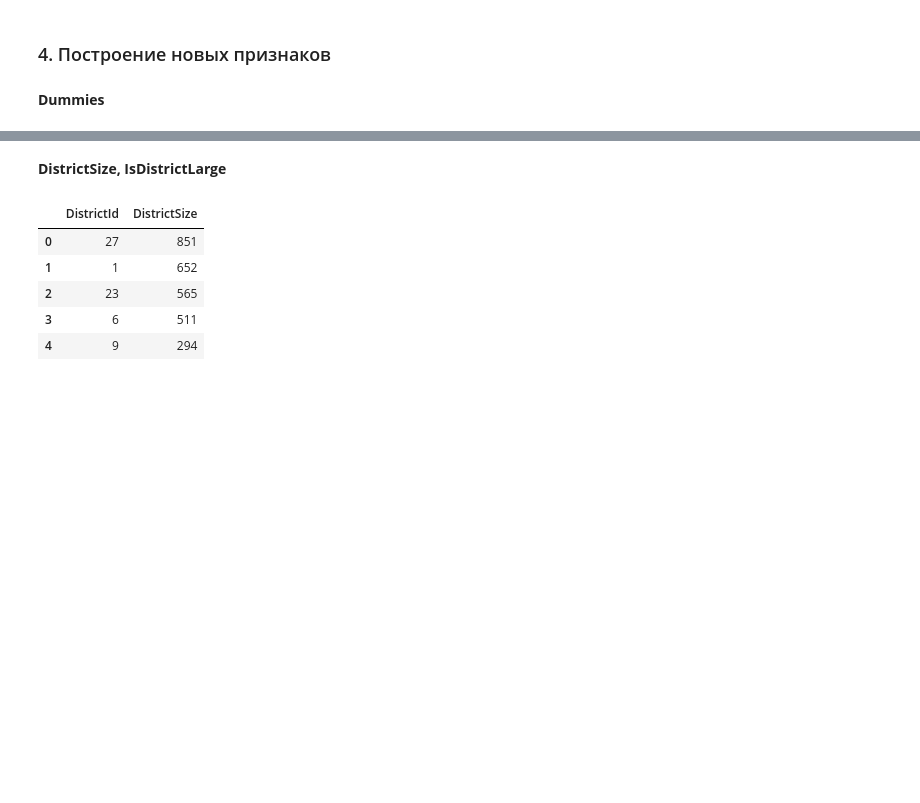
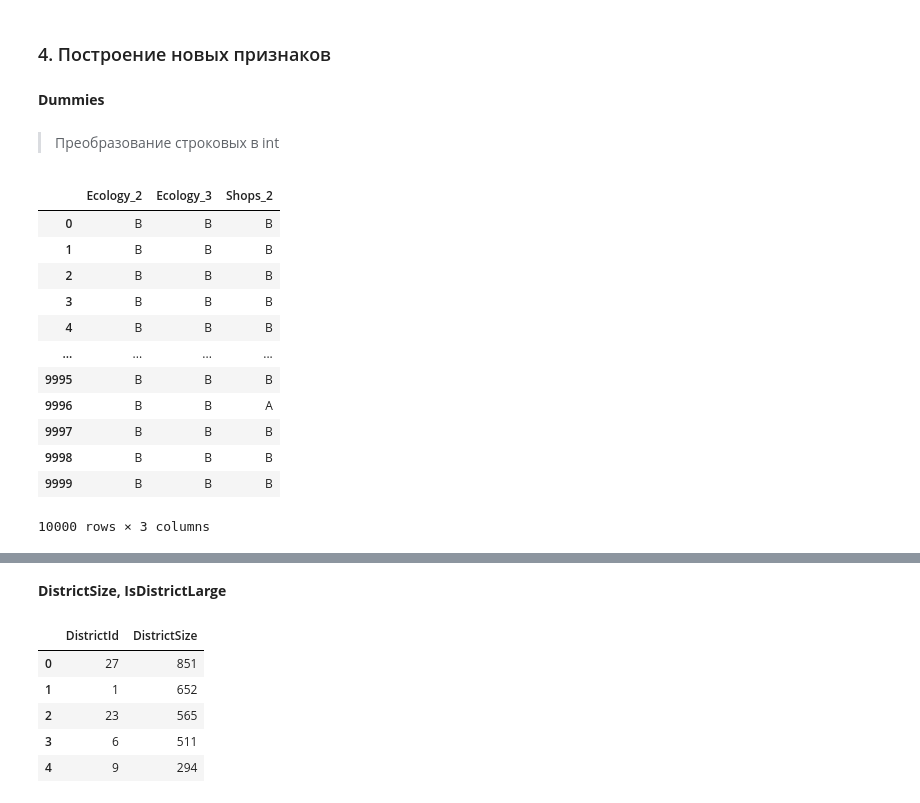
Before and after one commit to alex-chin/GB_LIBS_DS, a Jupyter notebook: course_project/REstate.ipynb, the cells around one changed output, grey strips where cells are left out. Drawn from its saved outputs; the diff is of its cells as text; code cells hidden in the pictures; blank space fills up the shorter version.

```diff
--- a/course_project/REstate.ipynb
+++ b/course_project/REstate.ipynb
@@ -608,6 +608,24 @@ class DataPreprocessing:
 ### 4. Построение новых признаков  <a class='anchor' id='feature'>
 # %% [markdown]
 **Dummies**
+# %% [markdown]
+>Преобразование строковых в int
+# %%
+train_df[['Ecology_2', 'Ecology_3', 'Shops_2']]
+# %% [output]
+|  | Ecology_2 | Ecology_3 | Shops_2 |
+| 0 | B | B | B |
+| 1 | B | B | B |
+| 2 | B | B | B |
+| 3 | B | B | B |
+| 4 | B | B | B |
+| ... | ... | ... | ... |
+| 9995 | B | B | B |
+| 9996 | B | B | A |
+| 9997 | B | B | B |
+| 9998 | B | B | B |
+| 9999 | B | B | B |
+10000 rows × 3 columns
 # %%
 binary_to_numbers = {'A': 0, 'B': 1}
 
```
Also changed, not shown: parts of 1 cell of this notebook.
